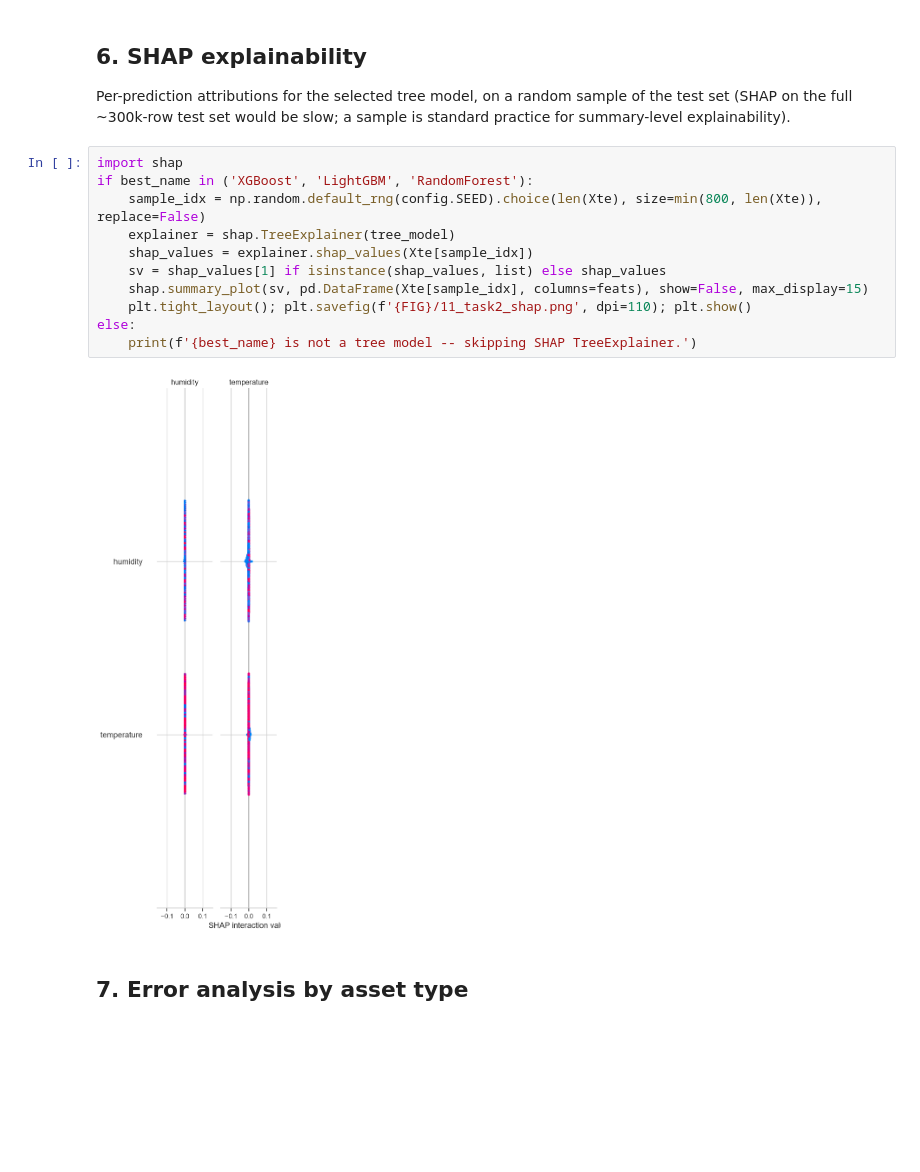
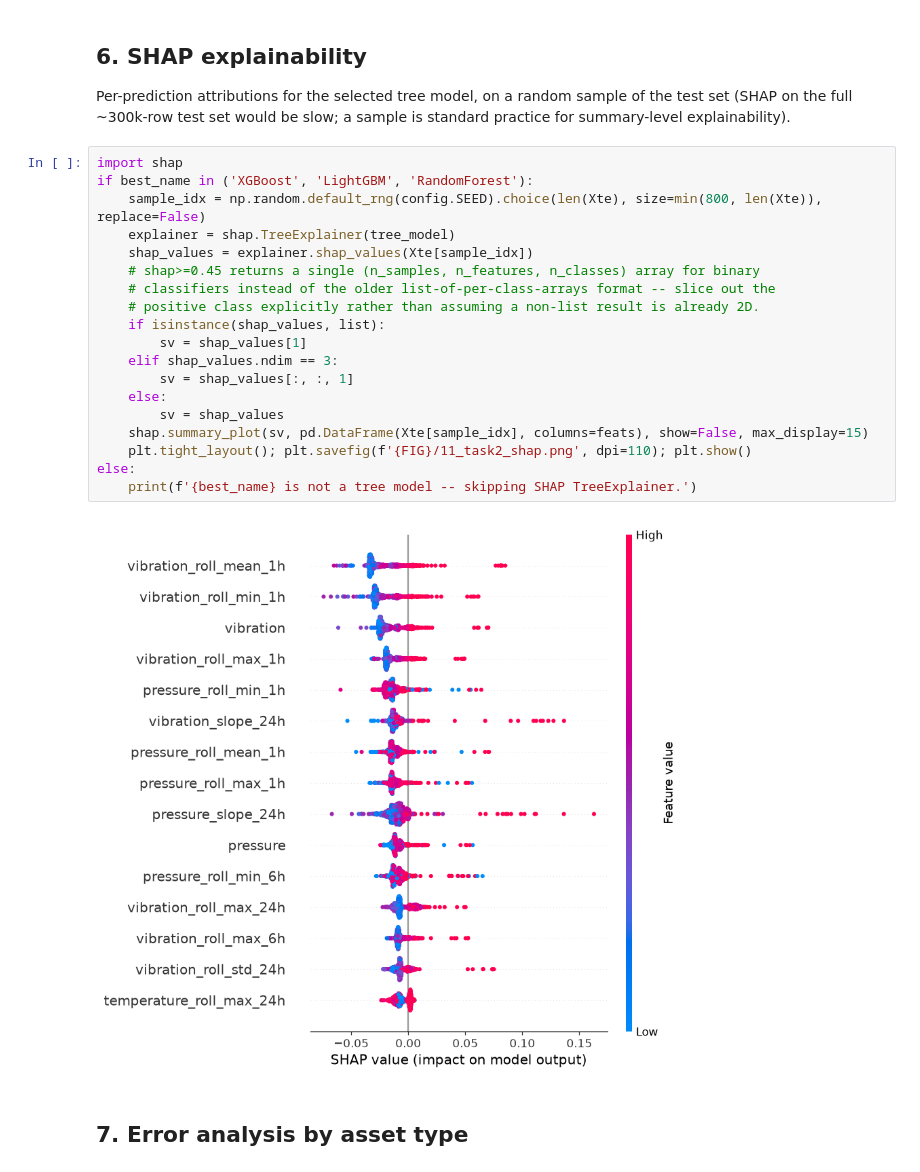
Before and after one commit to melvinmathew9991/nectar-intelligent-facilities-platform, a Jupyter notebook: notebooks/03_predictive_maintenance.ipynb, the cells around one changed output. Drawn from its saved outputs; the diff is of its cells as text; blank space fills up the shorter version.

Commit message:
fix SHAP summary plot bug and correct stale docs/tests found in audit

```diff
--- a/notebooks/03_predictive_maintenance.ipynb
+++ b/notebooks/03_predictive_maintenance.ipynb
@@ -146,16 +146,24 @@ practice for summary-level explainability).
 # %%
 import shap
 if best_name in ('XGBoost', 'LightGBM', 'RandomForest'):
     sample_idx = np.random.default_rng(config.SEED).choice(len(Xte), size=min(800, len(Xte)), replace=False)
     explainer = shap.TreeExplainer(tree_model)
     shap_values = explainer.shap_values(Xte[sample_idx])
-    sv = shap_values[1] if isinstance(shap_values, list) else shap_values
+    # shap>=0.45 returns a single (n_samples, n_features, n_classes) array for binary
+    # classifiers instead of the older list-of-per-class-arrays format -- slice out the
+    # positive class explicitly rather than assuming a non-list result is already 2D.
+    if isinstance(shap_values, list):
+        sv = shap_values[1]
+    elif shap_values.ndim == 3:
+        sv = shap_values[:, :, 1]
+    else:
+        sv = shap_values
     shap.summary_plot(sv, pd.DataFrame(Xte[sample_idx], columns=feats), show=False, max_display=15)
     plt.tight_layout(); plt.savefig(f'{FIG}/11_task2_shap.png', dpi=110); plt.show()
 else:
     print(f'{best_name} is not a tree model -- skipping SHAP TreeExplainer.')
 # %% [output]
-[figure, old version]
+[figure, new version]
 # %% [markdown]
 ## 7. Error analysis by asset type
 # %%
```
Also changed, not shown: 9 other files.
